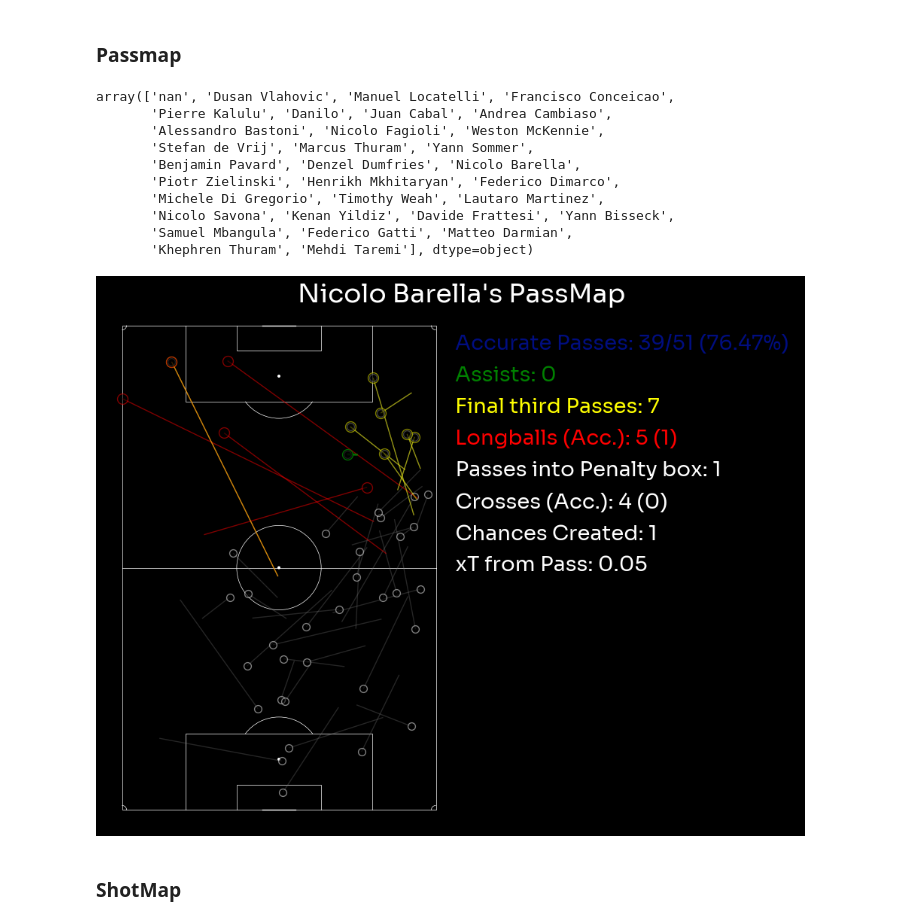
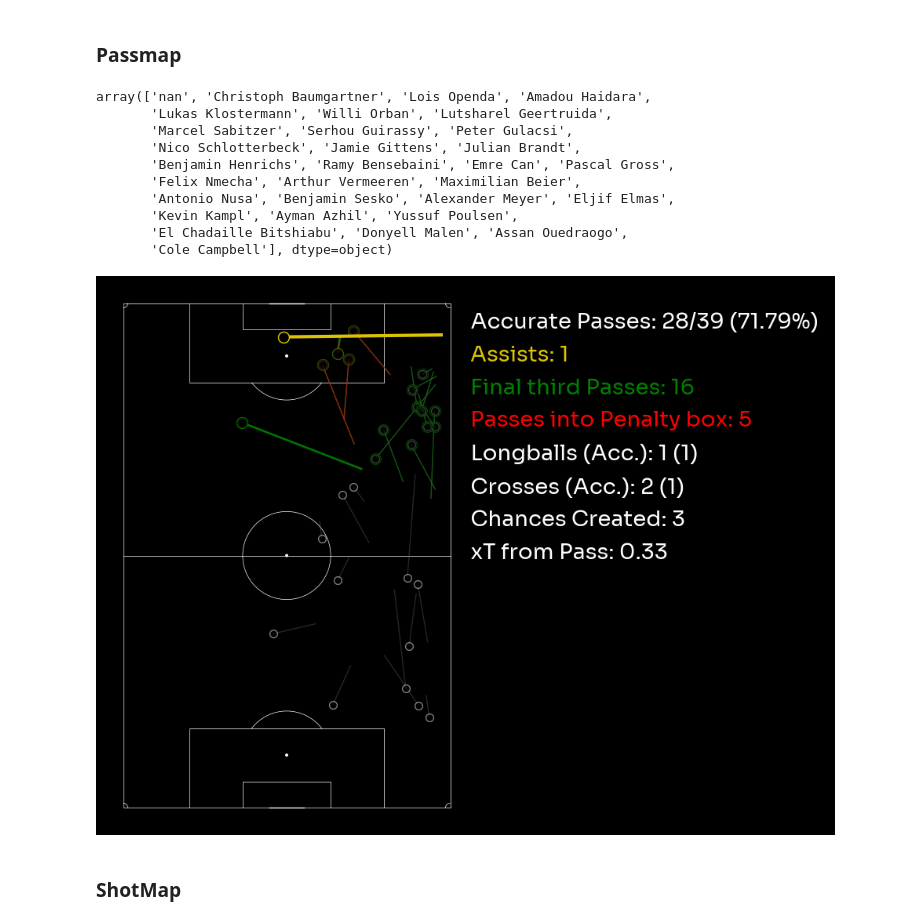
Before and after one commit to ishdeep-10/IndianCitizen, a Jupyter notebook: ScorePredict/notebooks/PostMatchAnalysis.ipynb, the cells around one changed output. Saved outputs shown, nothing was run; the diff lists cells and outputs as text; code cells hidden in the pictures.

```diff
--- a/ScorePredict/notebooks/PostMatchAnalysis.ipynb
+++ b/ScorePredict/notebooks/PostMatchAnalysis.ipynb
@@ -145,7 +244,7 @@ df = pd.DataFrame(events_dict)
 dfp = pd.DataFrame(players_df)
 # %%
 # Put the match HTML file path here
-match_html_path = "C:/Users/acer/Documents/GitHub/IndianCitizen/ScorePredict/HTMLs/InterVJuventus.html"
+match_html_path = "C:/Users/acer/Documents/GitHub/IndianCitizen/ScorePredict/HTMLs/DortmundVLeipzig.html"
 
 def extract_json_from_html(html_path, save_output=False):
     with open(html_path, 'r', encoding='utf-8') as html_file:
@@ -1513,18 +1735,18 @@ fig.savefig(f'C:/Users/acer/Documents/GitHub/IndianCitizen/ScorePredict/MatchRep
 # %%
 df['name'].unique()
 # %% [output]
-array(['nan', 'Dusan Vlahovic', 'Manuel Locatelli', 'Francisco Conceicao',
-       'Pierre Kalulu', 'Danilo', 'Juan Cabal', 'Andrea Cambiaso',
-       'Alessandro Bastoni', 'Nicolo Fagioli', 'Weston McKennie',
-       'Stefan de Vrij', 'Marcus Thuram', 'Yann Sommer',
-       'Benjamin Pavard', 'Denzel Dumfries', 'Nicolo Barella',
-       'Piotr Zielinski', 'Henrikh Mkhitaryan', 'Federico Dimarco',
-       'Michele Di Gregorio', 'Timothy Weah', 'Lautaro Martinez',
-       'Nicolo Savona', 'Kenan Yildiz', 'Davide Frattesi', 'Yann Bisseck',
-       'Samuel Mbangula', 'Federico Gatti', 'Matteo Darmian',
-       'Khephren Thuram', 'Mehdi Taremi'], dtype=object)
+array(['nan', 'Christoph Baumgartner', 'Lois Openda', 'Amadou Haidara',
+       'Lukas Klostermann', 'Willi Orban', 'Lutsharel Geertruida',
+       'Marcel Sabitzer', 'Serhou Guirassy', 'Peter Gulacsi',
+       'Nico Schlotterbeck', 'Jamie Gittens', 'Julian Brandt',
+       'Benjamin Henrichs', 'Ramy Bensebaini', 'Emre Can', 'Pascal Gross',
+       'Felix Nmecha', 'Arthur Vermeeren', 'Maximilian Beier',
+       'Antonio Nusa', 'Benjamin Sesko', 'Alexander Meyer', 'Eljif Elmas',
+       'Kevin Kampl', 'Ayman Azhil', 'Yussuf Poulsen',
+       'El Chadaille Bitshiabu', 'Donyell Malen', 'Assan Ouedraogo',
+       'Cole Campbell'], dtype=object)
 # %%
-team1_facecolor = '#010E80'
+#team1_facecolor = '#010E80'
 # %%
 def player_passMap(ax, pname):
     pitch = VerticalPitch(pitch_type='uefa',half=False, corner_arcs=True, pitch_color=background, line_color='white', linewidth=0.5)
@@ -1574,39 +1796,39 @@ def player_passMap(ax, pname):
 
     #pitch.lines(iac_pass.y, iac_pass.x, iac_pass.endY, iac_pass.endX, color='grey', lw=2, alpha=0.15, comet=True, zorder=2, ax=ax)
     pitch.lines(acc_pass.x, acc_pass.y, acc_pass.endX, acc_pass.endY, color='grey', lw=1, alpha=0.3, comet=False, zorder=2, ax=ax)
-    pitch.lines(key_pass.x, key_pass.y, key_pass.endX, key_pass.endY, color='green',  lw=2, alpha=0.8,comet=False, zorder=4, ax=ax)
+    pitch.lines(key_pass.x, key_pass.y, key_pass.endX, key_pass.endY, color='green',  lw=2, alpha=0.8,comet=False, zorder=3, ax=ax)
     pitch.lines(assist.x, assist.y, assist.endX, assist.endY, color=team1_facecolor, lw=3, alpha=1,comet=False, zorder=5, ax=ax)
-    pitch.lines(long_pass.x, long_pass.y, long_pass.endX, long_pass.endY, color='red', lw=1, alpha=0.5,comet=False, zorder=3, ax=ax)
-    pitch.lines(fnl_thd.x, fnl_thd.y, fnl_thd.endX, fnl_thd.endY, color='yellow', lw=1, alpha=0.5,comet=False, zorder=3, ax=ax)
+    pitch.lines(pen_box.x, pen_box.y, pen_box.endX, pen_box.endY, color='red', lw=1, alpha=0.5,comet=False, zorder=4, ax=ax)
+    pitch.lines(fnl_thd.x, fnl_thd.y, fnl_thd.endX, fnl_thd.endY, color='green', lw=1, alpha=0.5,comet=False, zorder=3, ax=ax)
 
     ax.scatter(acc_pass.endY, acc_pass.endX, s=50, color=background,edgecolor='white', alpha=0.5, zorder=2)
-    ax.scatter(key_pass.endY, key_pass.endX, s=100, color=background,edgecolor='green', alpha=0.8, zorder=4)
+    ax.scatter(key_pass.endY, key_pass.endX, s=100, color=background,edgecolor='green', alpha=0.8, zorder=3)
     ax.scatter(assist.endY, assist.endX, s=100, color=background,edgecolor=team1_facecolor, alpha=1, zorder=5)
-    ax.scatter(fnl_thd.endY, fnl_thd.endX, s=100, color=background,edgecolor='yellow', alpha=0.5, zorder=3)
-    ax.scatter(long_pass.endY, long_pass.endX, s=100, color=background,edgecolor='red', alpha=0.5, zorder=3)
+    ax.scatter(fnl_thd.endY, fnl_thd.endX, s=100, color=background,edgecolor='green', alpha=0.5, zorder=4)
+    ax.scatter(pen_box.endY, pen_box.endX, s=100, color=background,edgecolor='red', alpha=0.5, zorder=3)
 
-    ax.text(30,110,f"{pname}'s PassMap", color='white', fontsize=25,fontproperties=font_prop)
+    #ax.text(30,110,f"{pname}'s PassMap", color='white', fontsize=25,fontproperties=font_prop)
     ax_text(0, 75, f'''
-    <Accurate Passes: {len(acc_pass)}/{len(dfpass)} ({accurate_pass_perc}%)> \n\n
+    Accurate Passes: {len(acc_pass)}/{len(dfpass)} ({accurate_pass_perc}%) \n\n
     <Assists: {len(assist)}>\n\n
     <Final third Passes: {len(fnl_thd)}> \n\n
-    <Longballs (Acc.): {len(long_pass)} ({len(long_pass_acc)})> \n\n
-    Passes into Penalty box: {len(pen_box)} \n\n
+    <Passes into Penalty box: {len(pen_box)}> \n\n
+    Longballs (Acc.): {len(long_pass)} ({len(long_pass_acc)}) \n\n
     Crosses (Acc.): {len(cross)} ({len(cross_acc)}) \n\n
     Chances Created: {len(key_pass)}\n\n
     xT from Pass: {xT_by_Pass}
     ''',
     color='white',fontproperties=font_prop,
-    highlight_textprops=[{'color':team1_facecolor}, {'color':'green'}, {'color':'yellow'},{'color':'red'}], fontsize=20, ha='left', va='center', ax=ax)
+    highlight_textprops=[{'color':team1_facecolor}, {'color':'green'},{'color':'red'}], fontsize=20, ha='left', va='center', ax=ax)
 
     return
 # %%
 fig,ax=plt.subplots(figsize=(16,9),facecolor=background)
-pname = 'Nicolo Barella'
+pname = 'Maximilian Beier'
 player_passMap(ax, pname)
-fig.savefig(f'C:/Users/acer/Documents/GitHub/IndianCitizen/ScorePredict/MatchReports/InterVJuve/8.png',dpi=500,bbox_inches = 'tight',facecolor=background)
+fig.savefig(f'C:/Users/acer/Documents/GitHub/IndianCitizen/ScorePredict/MatchReports/DortmundVLeipzig/7.png',dpi=500,bbox_inches = 'tight',facecolor=background)
 # %% [output]
-[figure, old version]
+[figure, new version]
 # %% [markdown]
 ### ShotMap
 # %%
```
Also changed, not shown: parts of 32 cells of this notebook, 42 other files.
